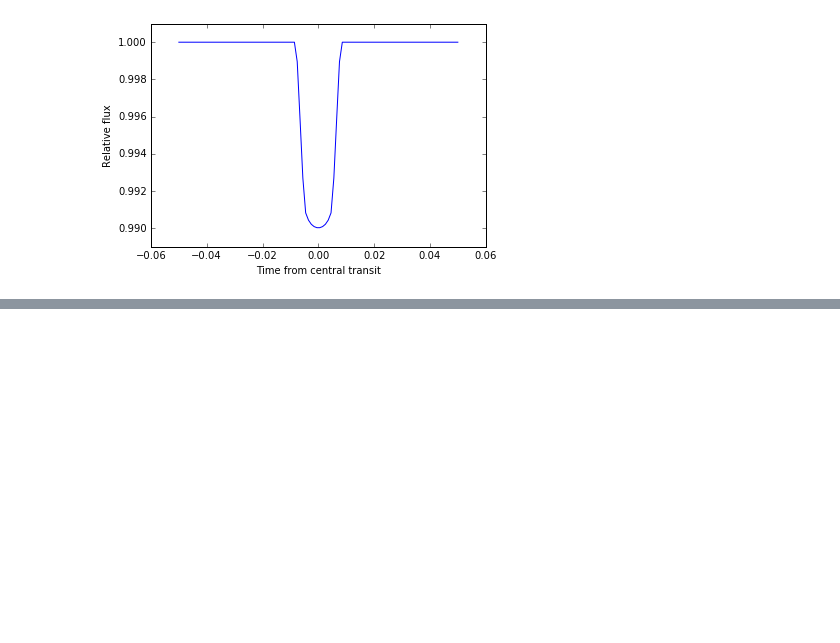
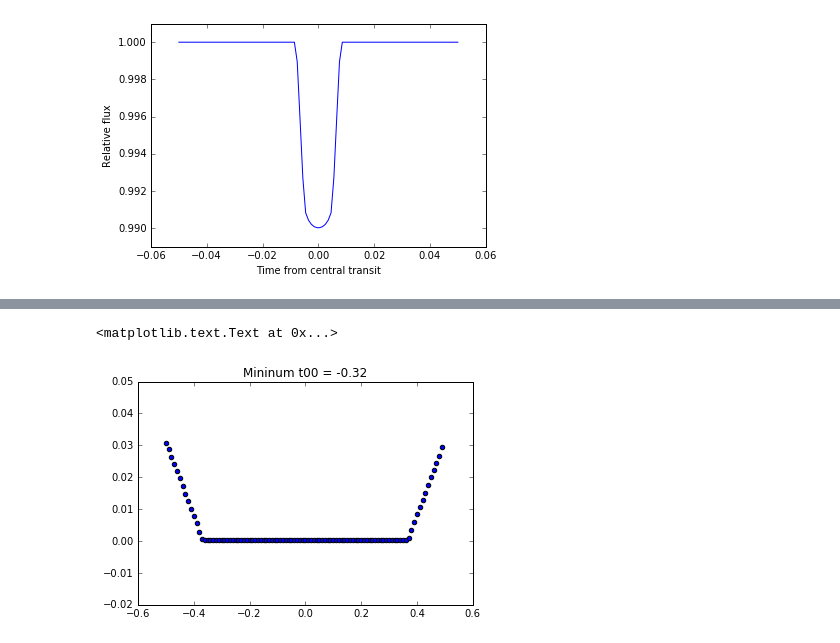
Before and after one commit to zkbt/timingtransits, a Jupyter notebook: SuperSeriousNotebookForRealDataAndStuff.ipynb, the cells around one changed output, grey strips where cells are left out. Saved outputs shown, nothing was run; the diff lists cells and outputs as text; code cells hidden in the pictures; blank space fills up the shorter version.

```diff
--- a/SuperSeriousNotebookForRealDataAndStuff.ipynb
+++ b/SuperSeriousNotebookForRealDataAndStuff.ipynb
@@ -43,0 +97,45 @@ def chisqa (data, model):
+# %%
+params = batman.TransitParams()
+params.t0 = 0.0                      #time of inferior conjunction
+params.per = 2.47061317              #orbital period
+params.rp = 0.1281                   #planet radius (in units of stellar radii)
+params.a = 0.0367                    #semi-major axis (in units of stellar radii)
+params.inc = 83.872                  #orbital inclination (in degrees)
+params.ecc = 0.0                     #eccentricity
+params.w = 0.0                       #longitude of periastron (in degrees)
+params.u = [0.1, 0.3]                #limb darkening coefficients
+params.limb_dark = "quadratic"       #limb darkening model
+
+from simulate import simulate
+times, noise = simulate()
+m = batman.TransitModel(params, times)
+
+# generate simulated data!
+
+flux = m.light_curve(params)
+simulateddata = flux*noise
+
+plotting = False
+
+
+t00 = np.arange(-0.5, 0.5, 0.01)
+chiSq = np.array([])
+for i in t00:
+
+    # set the model t0 to one value of t00
+    params.t0 = i
+    modelflux = m.light_curve(params)
+    chiSq = np.append(chiSq, chisqa(simulateddata, modelflux))
+
+    if plotting:
+        plt.plot(times, modelflux, color='orange', linewidth=3)
+        plt.scatter(times, simulateddata)
+        plt.title("t0 = {}, chi^2 = {}".format(i, chiSq[-1]))
+        plt.show()
+plt.scatter(t00, chiSq)
+mint00 = t00[np.argmin(chiSq)]
+#print chiSq
+plt.title("Mininum t00 = {}".format(mint00))
+# %% [output]
+<matplotlib.text.Text at 0x...>
+[figure, added]
```
Also changed, not shown: parts of 3 cells of this notebook, 2 other files.
